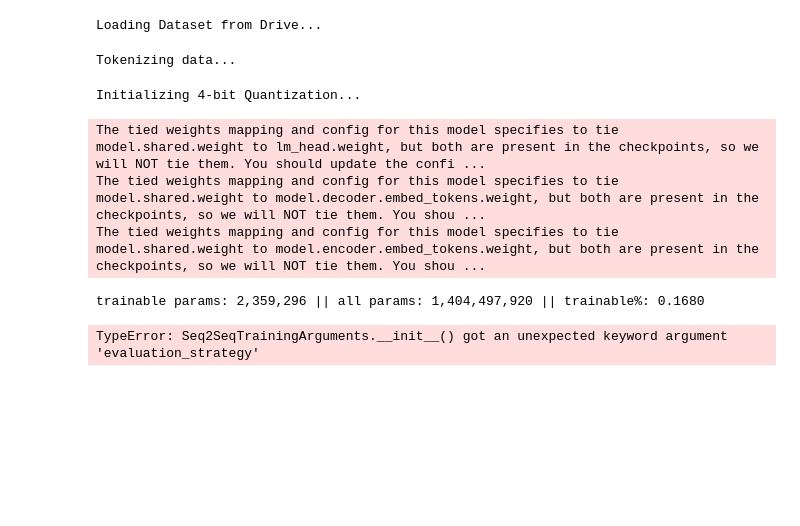
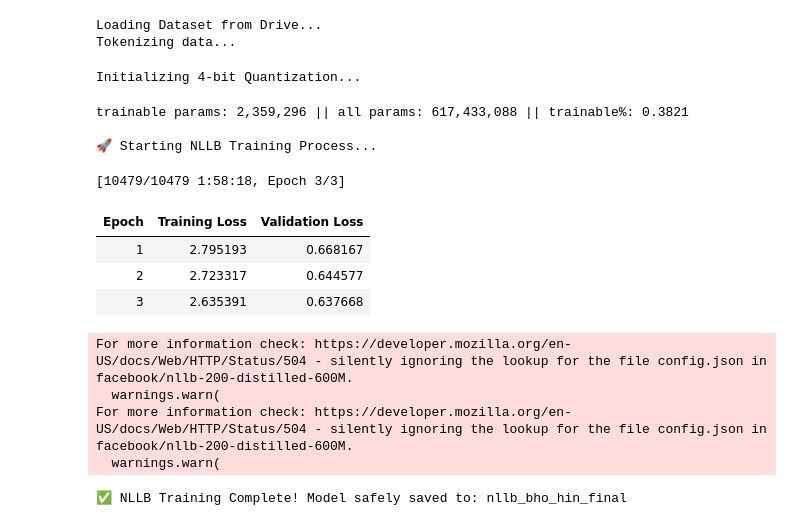
Before and after one commit to goyal070507-cpu/666, a Jupyter notebook: untitled.ipynb, the cells around one changed output. Drawn from its saved outputs; the diff is of its cells as text; code cells hidden in the pictures; blank space fills up the shorter version.

```diff
--- a/untitled.ipynb
+++ b/untitled.ipynb
@@ -52,7 +56,7 @@ from peft import get_peft_model, LoraConfig, TaskType, prepare_model_for_kbit_tr
 
 print("Loading Dataset from Drive...")
 # 1. Reload the dataset you saved earlier
-raw_datasets = load_from_disk("/content/drive/MyDrive/bho_hin_dataset_saved")
+raw_datasets = load_from_disk("bho_hin_dataset_saved")
 
 # 2. Setup Tokenizer (Notice the specific Devanagari script tags)
 nllb_model_name = "facebook/nllb-200-distilled-600M"
@@ -94,47 +98,56 @@ lora_config = LoraConfig(
     task_type=TaskType.SEQ_2_SEQ_LM
 )
 model_nllb = get_peft_model(model_nllb, lora_config)
 model_nllb.print_trainable_parameters()
 
 # 5. Training Arguments (Optimized for Colab memory)
 args_nllb = Seq2SeqTrainingArguments(
-    output_dir="/content/drive/MyDrive/nllb_checkpoints",
-    evaluation_strategy="epoch",
+    output_dir="nllb_checkpoints",
+    eval_strategy="epoch",          # ✅ renamed from evaluation_strategy
     learning_rate=2e-4,
-    per_device_train_batch_size=2,      # Crucial: Keeps memory usage low
+    per_device_train_batch_size=2,
     per_device_eval_batch_size=2,
-    gradient_accumulation_steps=4,      # Simulates a batch size of 8
+    gradient_accumulation_steps=4,
     weight_decay=0.01,
     save_total_limit=1,
     num_train_epochs=3,
-    fp16=True,                          # Crucial: Half-precision training
+    fp16=True,
+    predict_with_generate=True,     # ✅ add this for seq2seq eval
 )
 
 trainer_nllb = Seq2SeqTrainer(
     model=model_nllb,
     args=args_nllb,
     train_dataset=tokenized_nllb["train"],
     eval_dataset=tokenized_nllb["test"],
-    tokenizer=tokenizer_nllb,
+    processing_class=tokenizer_nllb,   # ✅ renamed from tokenizer
     data_collator=DataCollatorForSeq2Seq(tokenizer_nllb, model=model_nllb),
 )
 
 print("\n🚀 Starting NLLB Training Process...")
 trainer_nllb.train()
 
 # 6. Save the final adapter model to your Drive
-save_path = "/content/drive/MyDrive/nllb_bho_hin_final"
+save_path = "nllb_bho_hin_final"
 trainer_nllb.save_model(save_path)
 print(f"✅ NLLB Training Complete! Model safely saved to: {save_path}")
 # %% [output]
 Loading Dataset from Drive...
+Tokenizing data...
-Tokenizing data...
+Initializing 4-bit Quantization...
-Initializing 4-bit Quantization...
+trainable params: 2,359,296 || all params: 617,433,088 || trainable%: 0.3821
+
+🚀 Starting NLLB Training Process...
-The tied weights mapping and config for this model specifies to tie model.shared.weight to lm_head.weight, but both are present in the checkpoints, so we will NOT tie them. You should update the confi ...
-The tied weights mapping and config for this model specifies to tie model.shared.weight to model.decoder.embed_tokens.weight, but both are present in the checkpoints, so we will NOT tie them. You shou ...
-The tied weights mapping and config for this model specifies to tie model.shared.weight to model.encoder.embed_tokens.weight, but both are present in the checkpoints, so we will NOT tie them. You shou ...
+[10479/10479 1:58:18, Epoch 3/3]
+| Epoch | Training Loss | Validation Loss |
+| 1 | 2.795193 | 0.668167 |
+| 2 | 2.723317 | 0.644577 |
+| 3 | 2.635391 | 0.637668 |
-trainable params: 2,359,296 || all params: 1,404,497,920 || trainable%: 0.1680
+For more information check: https://developer.mozilla.org/en-US/docs/Web/HTTP/Status/504 - silently ignoring the lookup for the file config.json in facebook/nllb-200-distilled-600M.
+  warnings.warn(
+For more information check: https://developer.mozilla.org/en-US/docs/Web/HTTP/Status/504 - silently ignoring the lookup for the file config.json in facebook/nllb-200-distilled-600M.
+  warnings.warn(
-TypeError: Seq2SeqTrainingArguments.__init__() got an unexpected keyword argument 'evaluation_strategy'
+✅ NLLB Training Complete! Model safely saved to: nllb_bho_hin_final
 # %%
 # 5. Training Arguments (Optimized for Colab memory)
 args_nllb = Seq2SeqTrainingArguments(
```
Also changed, not shown: parts of 4 cells of this notebook, 32 other files.
